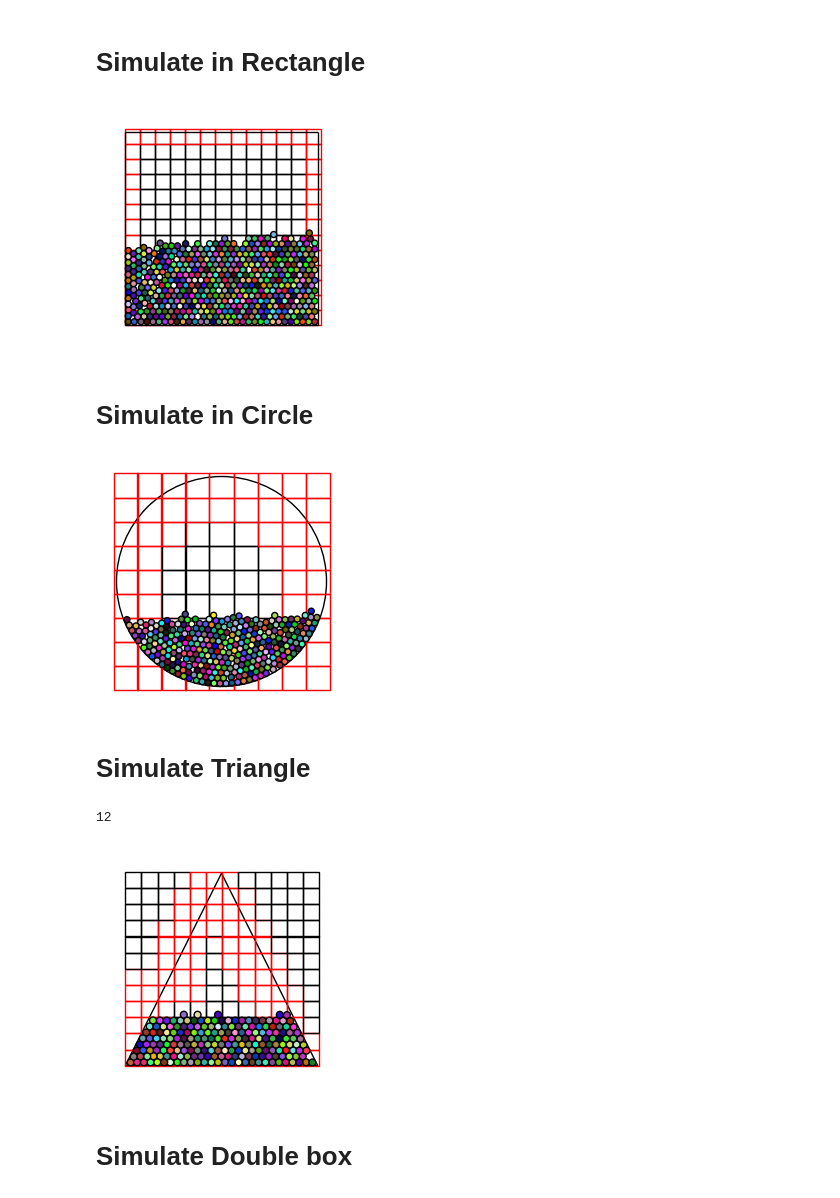
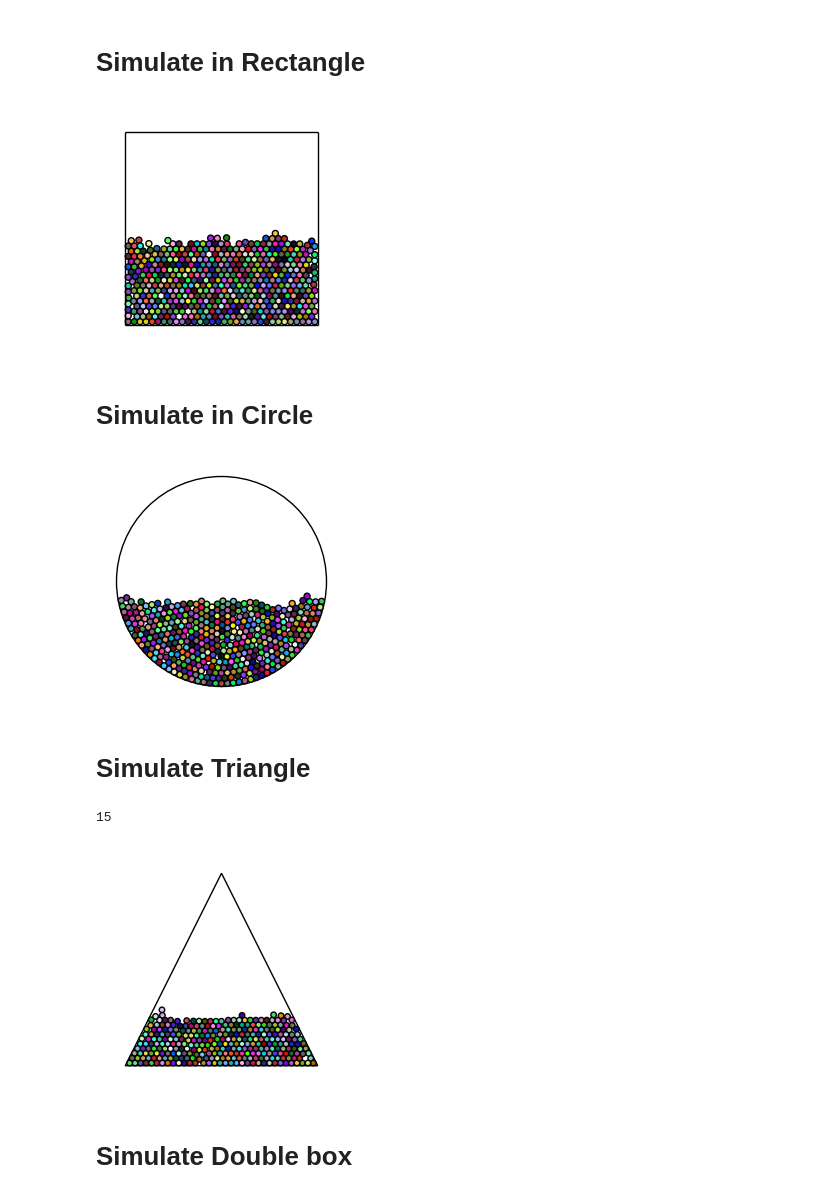
Before and after one commit to seba2390/ParticleSimulations, a Jupyter notebook: main.ipynb, the cells around one changed output. Drawn from its saved outputs; the diff is of its cells as text; code cells hidden in the pictures.

```diff
--- a/main.ipynb
+++ b/main.ipynb
@@ -12,7 +12,7 @@ from src.objects import Rectangle, Circle, Triangle, DoubleRectangle, draw_grid
 # Initialize rectangle scene
 width = 8
 height = 8
-rectangle_scene = Rectangle(width=width, height=height, vertical_gravity=900.0, restitution=0.75)
+rectangle_scene = Rectangle(width=width, height=height, vertical_gravity=900.0, restitution=0.8)
 #rectangle_scene = Rectangle(width=width, height=height, vertical_gravity=0.0, restitution=1.0)
 
 # Generate particles
@@ -51,7 +51,7 @@ ax.vlines(x=0, ymin=0, ymax=height, ls='-', lw=wall_width, color='black')
 ax.vlines(x=width, ymin=0, ymax=height, ls='-', lw=wall_width, color='black')
 
 # Add partitioning grid to scene
-draw_grid(ax=ax, scene_obj=rectangle_scene)
+#draw_grid(ax=ax, scene_obj=rectangle_scene)
 
 # Create Circle patches for the particles
 circles = []
@@ -65,6 +65,10 @@ ax.set_yticks([])
 ax.set_aspect('equal', 'box')
 plt.axis('off')
 
+# Adjust the number of frames based on the skip_frames parameter
+adjusted_n_steps = n_steps // skip_frames
+
+pbar = tqdm(total=adjusted_n_steps)
 # Update function for the animation
 def update(frame):
     # Adjust frame based on skip_frames
@@ -75,28 +79,29 @@ def update(frame):
         if frame < len(particle.path_history):  # Ensure the frame doesn't exceed path_history length
             circles[i].center = particle.path_history[frame]  # Update position from path_history
 
+    pbar.update(1)
     return circles
 
-# Adjust the number of frames based on the skip_frames parameter
-adjusted_n_steps = n_steps // skip_frames
 
 # Create the animation
 ani = FuncAnimation(fig, update, frames=adjusted_n_steps, interval=30, blit=True)
 
 # Save animation to file (optional)
 ani.save(filename="examples/gravity_rectangle_particle_simulation.gif", writer='pillow')
+
+pbar.close()
 # %% [output]
-[figure, old version]
+[figure, new version]
 # %% [markdown]
 # Simulate in Circle
 # %%
 # Initialize circle scene
 scene_radius = 3.5
 #circle_scene = Circle(radius=scene_radius, vertical_gravity=0.0, restitution=1.0)
-circle_scene = Circle(radius=scene_radius, vertical_gravity=900.0,restitution=0.75)
+circle_scene = Circle(radius=scene_radius, vertical_gravity=900.0,restitution=0.8)
 
 # Generate particles
-num_particles = 300
+num_particles = 400
 radius_range = (0.1, 0.1)
 density_range = (1.0, 1.0)
 
@@ -116,7 +121,7 @@ for _ in range(n_steps):
     circle_scene.simulate(1, dt)
 # %%
 # New parameter to control frame skipping
-skip_frames = 15  # Change this value to skip frames (e.g., 2 to skip every other frame). Makes animation speed up
+skip_frames = 20  # Change this value to skip frames (e.g., 2 to skip every other frame). Makes animation speed up
 
 # Prepare the figure and axes for plotting
 fig, ax = plt.subplots(1, 1, figsize=(3, 3))
@@ -136,42 +141,48 @@ grid_center_x = circle_scene.grid_width / 2
 grid_center_y = circle_scene.grid_height / 2
 
 # Add partitioning grid to scene
-draw_grid(ax=ax, scene_obj=circle_scene)
+#draw_grid(ax=ax, scene_obj=circle_scene)
 
 # Create Circle patches for the particles
 circles = []
 for particle in circle_scene.particles:
     circle = plt.Circle(particle.position, particle.radius, facecolor=particle.color, edgecolor='black', fill=True)
     ax.add_patch(circle)
     circles.append(circle)
 
 ax.set_xticks([])
 ax.set_yticks([])
 ax.set_aspect('equal', 'box')
 plt.axis('off')
 
+# Adjust the number of frames based on the skip_frames parameter
+adjusted_n_steps = n_steps // skip_frames
+
+pbar = tqdm(total=adjusted_n_steps)
+
 # Update function for the animation
 def update(frame):
     # Adjust frame based on skip_frames
     frame = frame * skip_frames
 
     # For each particle, get the position from its path_history at the adjusted frame
     for i, particle in enumerate(circle_scene.particles):
         if frame < len(particle.path_history):  # Ensure the frame doesn't exceed path_history length
             circles[i].center = particle.path_history[frame]  # Update position from path_history
-
+    pbar.update(1)
     return circles
 
 # Adjust the number of frames based on the skip_frames parameter
 adjusted_n_steps = n_steps // skip_frames
 
 # Create the animation
 ani = FuncAnimation(fig, update, frames=adjusted_n_steps, interval=30, blit=True)
 
 # Save animation to file (optional)
 ani.save(filename="examples/gravity_circle_particle_simulation.gif", writer='pillow')
+pbar.close()
 # %% [output]
-[figure, old version]
+[figure, new version]
 # %% [markdown]
 # Simulate Triangle
 # %%
@@ -180,21 +191,21 @@ triangle_base = 7
 triangle_height = 7
 
 #triangle_scene = Triangle(base=triangle_base, height=triangle_height, skewness=-1, vertical_gravity=0.0, restitution=1.0)
-triangle_scene = Triangle(base=triangle_base, height=triangle_height, skewness=0, vertical_gravity=9000.0, restitution=0.75)
+triangle_scene = Triangle(base=triangle_base, height=triangle_height, skewness=0, vertical_gravity=900.0, restitution=0.8)
 
 # Generate particles
-num_particles = 200
-radius_range = (0.125, 0.125)
+num_particles = 300
+radius_range = (0.1, 0.1)
 density_range = (1.0, 1.0)
 
 # Add particles to the circle scene
 triangle_scene.generate_particles(num_particles=num_particles,
                                   radius_range=radius_range,
                                   density_range=density_range,
-                                  speed_scaling=10,
+                                  speed_scaling=15,
                                   max_attempts=10000)
 # %% [output]
-12
+15
 # %%
 # Simulation parameters
 n_steps = 2000
@@ -225,7 +236,7 @@ triangle = Polygon(triangle_scene.vertices, fill=False, edgecolor='black', linew
 ax.add_patch(triangle)
 
 # Draw grid
-draw_grid(ax=ax, scene_obj=triangle_scene)
+#draw_grid(ax=ax, scene_obj=triangle_scene)
 
 # Create Circle patches for the particles
 circles = []
@@ -239,6 +250,11 @@ ax.set_yticks([])
 ax.set_aspect('equal', 'box')
 plt.axis('off')
 
+# Adjust the number of frames based on the skip_frames parameter
+adjusted_n_steps = n_steps // skip_frames
+
+pbar = tqdm(total=adjusted_n_steps)
+
 # Update function for the animation
 def update(frame):
     # Adjust frame based on skip_frames
@@ -249,18 +265,19 @@ def update(frame):
         if frame < len(particle.path_history):  # Ensure the frame doesn't exceed path_history length
             circles[i].center = particle.path_history[frame]  # Update position from path_history
 
+    pbar.update(1)
     return circles
 
-# Adjust the number of frames based on the skip_frames parameter
-adjusted_n_steps = n_steps // skip_frames
 
 # Create the animation
 ani = FuncAnimation(fig, update, frames=adjusted_n_steps, interval=30, blit=True)
 
 # Save animation to file (optional)
 ani.save(filename="examples/gravity_triangle_particle_simulation.gif", writer='pillow')
+
+pbar.close()
 # %% [output]
-[figure, old version]
+[figure, new version]
 # %% [markdown]
 # Simulate Double box
 # %%
```
Also changed, not shown: parts of 4 cells of this notebook, 5 other files.
